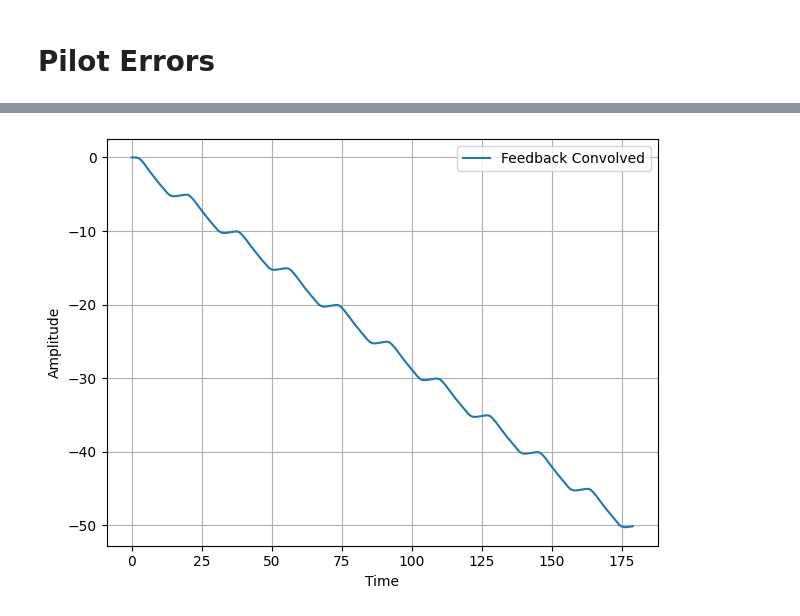
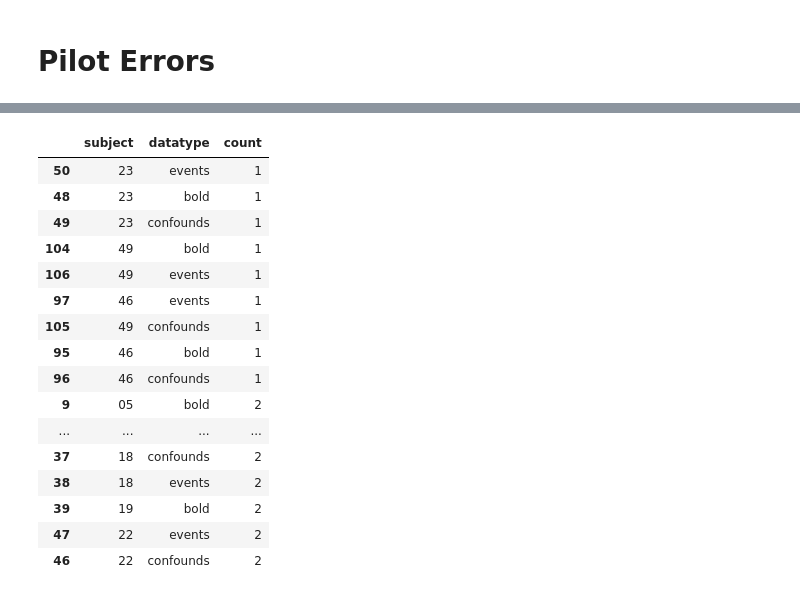
Before and after one commit to lobennett/openneuro_glmfitlins, a Jupyter notebook: scripts/jupyter_notebooks/transformations.ipynb, the cells around one changed output, grey strips where cells are left out. Drawn from its saved outputs; the diff is of its cells as text; code cells hidden in the pictures.

```diff
--- a/scripts/jupyter_notebooks/transformations.ipynb
+++ b/scripts/jupyter_notebooks/transformations.ipynb
@@ -962,2 +929,41 @@ len(task_designs)
 # %%
-pd.read_csv(task_designs[9],sep='\t').tail(50)
+def counts_boldconfevents(file_list, datatype_name):
+    """Extract metadata from BIDS file list and tag with datatype."""
+    data = []
+    for file in file_list:
+        entities = file.entities
+        data.append({
+            "datatype": datatype_name,
+            "subject": entities.get("subject"),
+            "session": entities.get("session", None),
+            "run": entities.get("run"),
+            "task": entities.get("task"),
+        })
+    return pd.DataFrame(data)
+
+
+study_id = 'ds000109'
+root_dir = f"/oak/stanford/groups/russpold/data/openneuro_fitlins/fmriprep/{study_id}"
+root_layout = BIDSLayout(root_dir, derivatives=True)
+taskname="theoryofmindwithmanualresponse"
+
+
+# Get files for each datatype
+event_files = root_layout.get(task=taskname, suffix="events", extension=".tsv")
+bold_files = root_layout.get(task=taskname, suffix="bold", extension=".nii.gz")
+mni_preproc_bold_files = [
+    f for f in bold_files
+    if "space-MNI152" in f.path and "desc-preproc_bold.nii.gz" in f.path
+]
+conf_files = root_layout.get(task=taskname, suffix="timeseries", extension=".tsv")
+
+# get metadata
+events_df = extract_metadata(event_files, "events")
+bold_df = extract_metadata(mni_preproc_bold_files, "bold")
+conf_df = extract_metadata(conf_files, "confounds")
+
+# all into one dataframe
+combined_df = pd.concat([events_df, bold_df, conf_df], ignore_index=True)
+combined_df["subject"] = combined_df["subject"].astype(str)
+combined_df["session"] = combined_df["session"].astype(str)
+combined_df["run"] = pd.to_numeric(combined_df["run"], errors='coerce')
@@ -983,14 +970,22 @@ pd.read_csv(task_designs[9],sep='\t').tail(50)
-# %%
-import pandas as pd
-import matplotlib.pyplot as plt
-
-plt.plot(pd.read_csv(task_designs[5],sep='\t')['trial_type.feedback'], label='Feedback Convolved')
-
-plt.xlabel('Time')
-plt.ylabel('Amplitude')
-plt.legend()
-plt.grid(True)
-plt.tight_layout()
-plt.show()
-# %% [output]
-[figure, removed]
+# %%
+counts_per_subject = combined_df.groupby(['subject', 'datatype']).size().reset_index(name='count')
+sorted_counts = counts_per_subject.sort_values(by='count', ascending=True)
+sorted_counts.head(50)
+# %% [output]
+|  | subject | datatype | count |
+| 50 | 23 | events | 1 |
+| 48 | 23 | bold | 1 |
+| 49 | 23 | confounds | 1 |
+| 104 | 49 | bold | 1 |
+| 106 | 49 | events | 1 |
+| 97 | 46 | events | 1 |
+| 105 | 49 | confounds | 1 |
+| 95 | 46 | bold | 1 |
+| 96 | 46 | confounds | 1 |
+| 9 | 05 | bold | 2 |
+| ... | ... | ... | ... |
+| 37 | 18 | confounds | 2 |
+| 38 | 18 | events | 2 |
+| 39 | 19 | bold | 2 |
+| 47 | 22 | events | 2 |
+| 46 | 22 | confounds | 2 |
```
Also changed, not shown: parts of 10 cells of this notebook, 17 other files.
